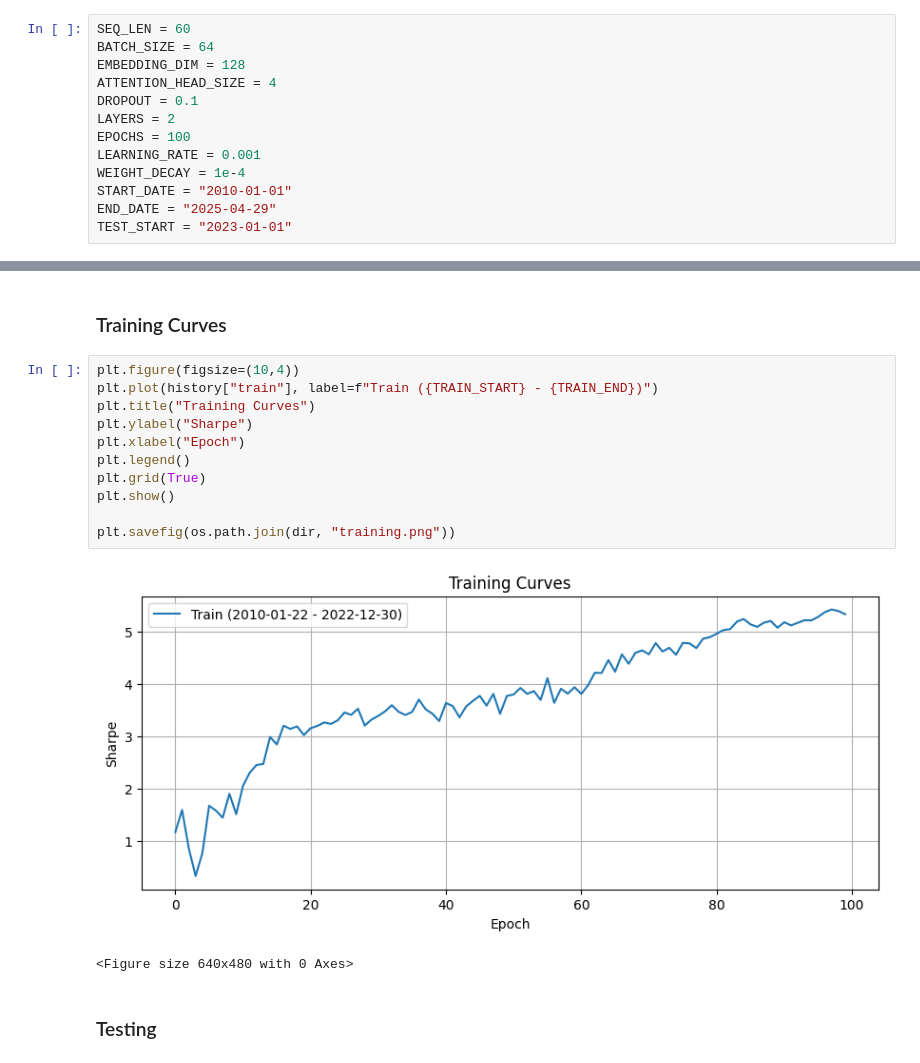
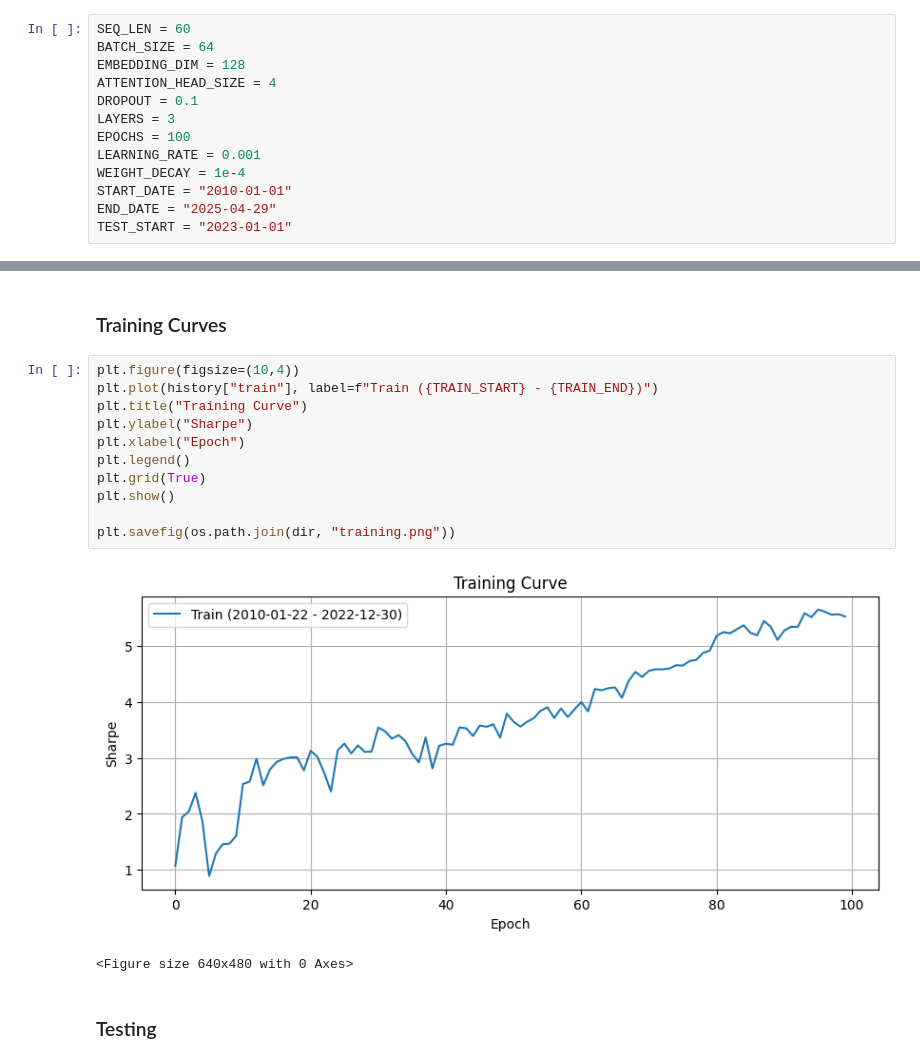
Before and after one commit to jkrue242/PortfolioOptimization, a Jupyter notebook: portfolio_optimization.ipynb, the cells around one changed output, grey strips where cells are left out. Cells and saved outputs as stored; diff of their text form.

```diff
--- a/portfolio_optimization.ipynb
+++ b/portfolio_optimization.ipynb
@@ -85,7 +85,7 @@ BATCH_SIZE = 64
 EMBEDDING_DIM = 128
 ATTENTION_HEAD_SIZE = 4
 DROPOUT = 0.1
-LAYERS = 2
+LAYERS = 3
 EPOCHS = 100
 LEARNING_RATE = 0.001
 WEIGHT_DECAY = 1e-4
@@ -366,16 +372,16 @@ with open(os.path.join(dir, "metadata.txt"), "w", encoding="utf-8") as f:
 # %%
 plt.figure(figsize=(10,4))
 plt.plot(history["train"], label=f"Train ({TRAIN_START} - {TRAIN_END})")
-plt.title("Training Curves")
+plt.title("Training Curve")
 plt.ylabel("Sharpe")
 plt.xlabel("Epoch")
 plt.legend()
 plt.grid(True)
 plt.show()
 
 plt.savefig(os.path.join(dir, "training.png"))
 # %% [output]
-[figure, old version]
+[figure, new version]
 <Figure size 640x480 with 0 Axes>
 # %% [markdown]
 ### Testing
```
Also changed, not shown: parts of 10 cells of this notebook.
